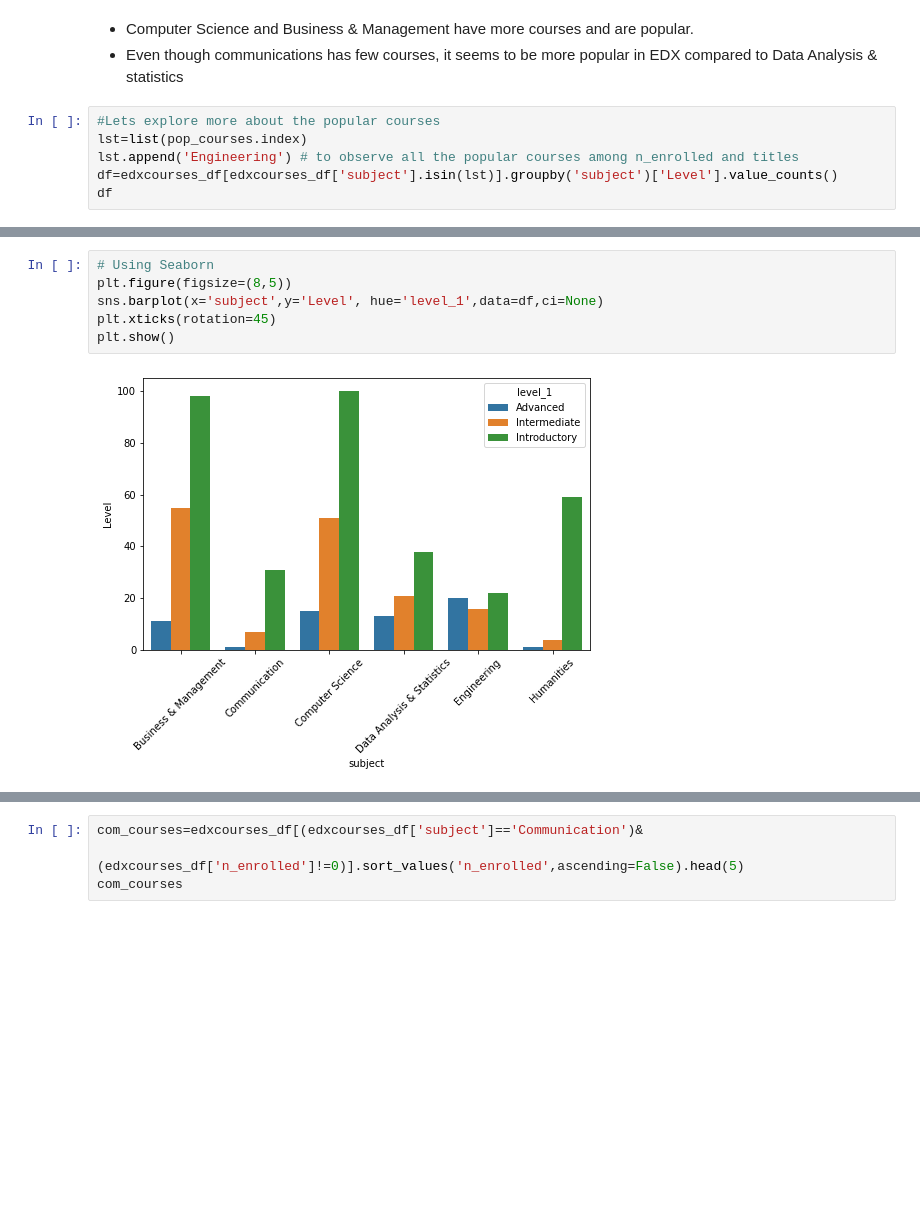
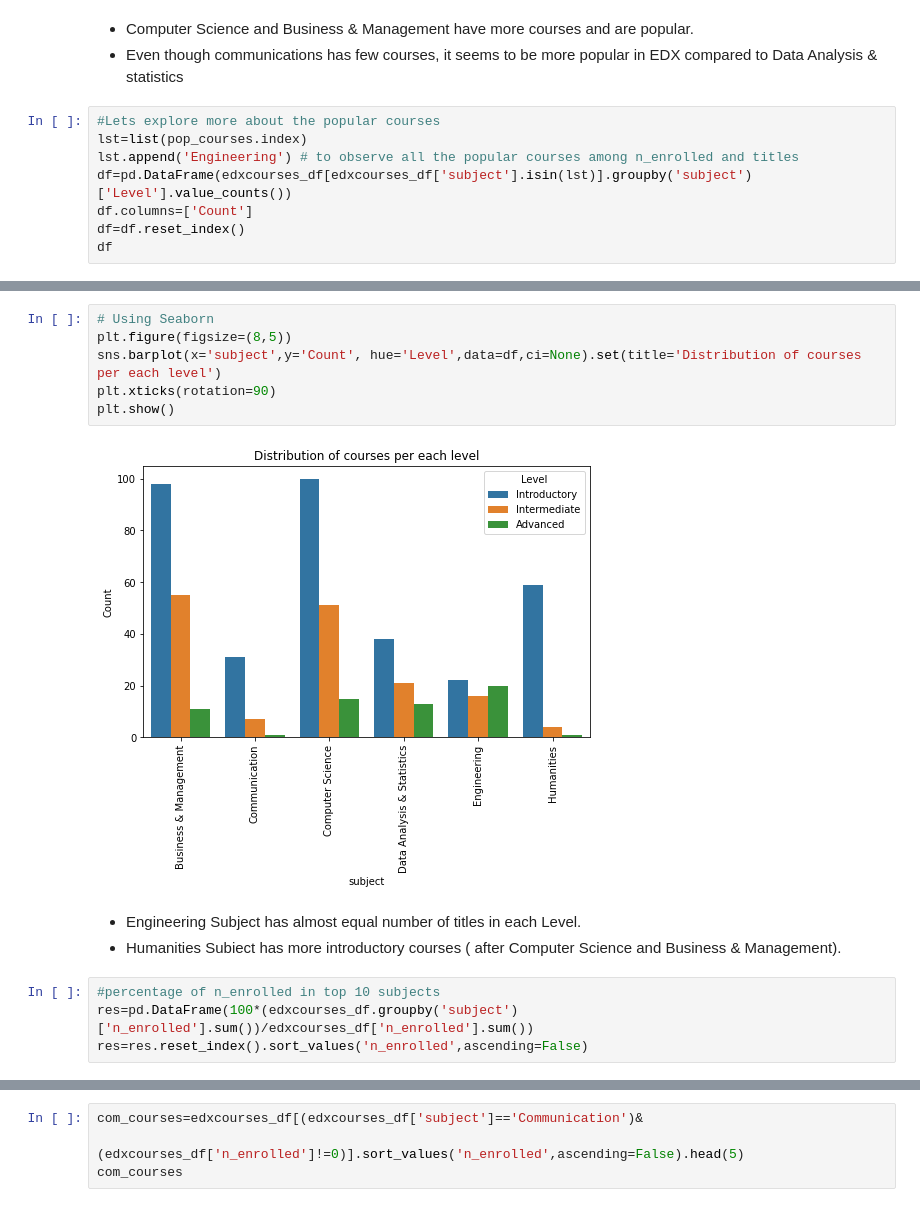
Before and after one commit to yarlapatiswathi/Edx_Udemy_EDA, a Jupyter notebook: Udemy Portfolio project.ipynb, the cells around one changed output, grey strips where cells are left out. Cells and saved outputs as stored; diff of their text form; blank space fills up the shorter version.

```diff
--- a/Udemy Portfolio project.ipynb
+++ b/Udemy Portfolio project.ipynb
@@ -346,6 +365,8 @@ plt.tight_layout()
 #Lets explore more about the popular courses
 lst=list(pop_courses.index)
 lst.append('Engineering') # to observe all the popular courses among n_enrolled and titles
-df=edxcourses_df[edxcourses_df['subject'].isin(lst)].groupby('subject')['Level'].value_counts()
+df=pd.DataFrame(edxcourses_df[edxcourses_df['subject'].isin(lst)].groupby('subject')['Level'].value_counts())
+df.columns=['Count']
+df=df.reset_index()
 df
 # %% [output]
@@ -395,10 +390,17 @@ df
 # %%
 # Using Seaborn
 plt.figure(figsize=(8,5))
-sns.barplot(x='subject',y='Level', hue='level_1',data=df,ci=None)
-plt.xticks(rotation=45)
+sns.barplot(x='subject',y='Count', hue='Level',data=df,ci=None).set(title='Distribution of courses per each level')
+plt.xticks(rotation=90)
 plt.show()
 # %% [output]
-[figure, old version]
+[figure, new version]
+# %% [markdown]
+- Engineering Subject has almost equal number of titles in each Level.
+- Humanities Subiect has more introductory courses ( after Computer Science and Business & Management).
+# %%
+#percentage of n_enrolled in top 10 subjects
+res=pd.DataFrame(100*(edxcourses_df.groupby('subject')['n_enrolled'].sum())/edxcourses_df['n_enrolled'].sum())
+res=res.reset_index().sort_values('n_enrolled',ascending=False)
 # %%
 #percentage of n_enrolled in top 10 subjects
```
Also changed, not shown: parts of 32 cells of this notebook.
